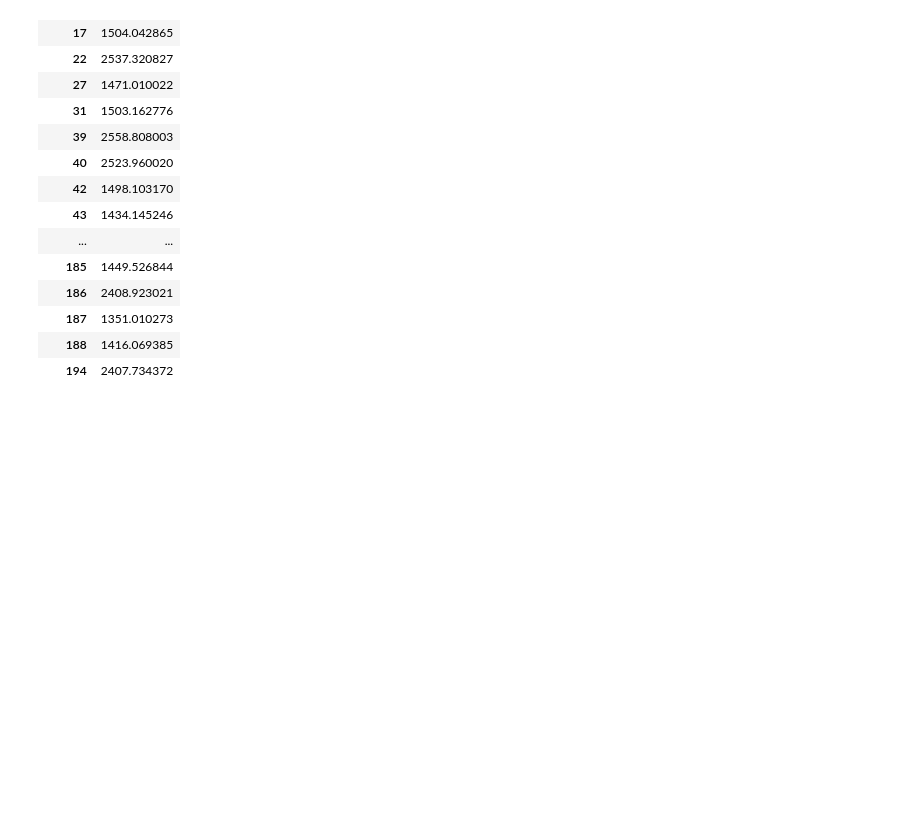
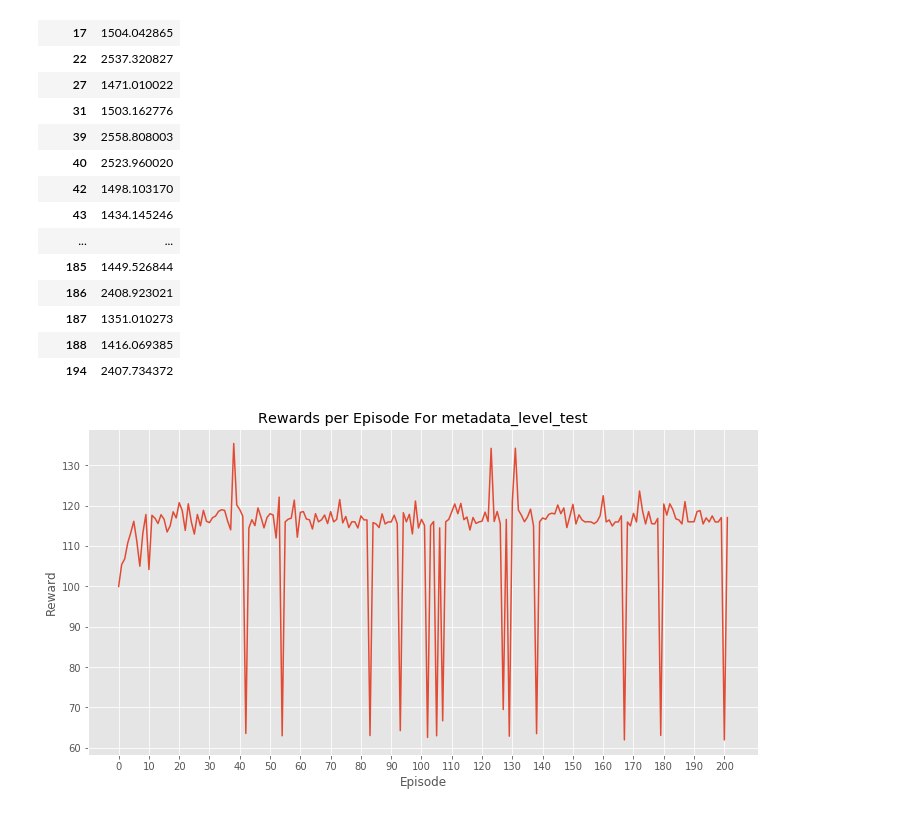
Before and after one commit to NJacobsohn/Your-Learning-is-in-Another-Castle, a Jupyter notebook: notebooks/plotting_and_visualization.ipynb, the cells around one changed output. Cells and saved outputs as stored; diff of their text form; code cells hidden in the pictures; blank space fills up the shorter version.

```diff
--- a/notebooks/plotting_and_visualization.ipynb
+++ b/notebooks/plotting_and_visualization.ipynb
@@ -26,7 +26,7 @@ def plot_rewards(project_name, ax):
     ax.set_xlabel("Episode")
     ax.set_ylabel("Reward")
     ax.set_xticks(np.arange(0, reward_df["Episode"].max()+1, 10))
-    ax.set_yticks(np.arange(0, reward_df["Reward"].max()+1, 250))
+    #ax.set_yticks(np.arange(0, reward_df["Reward"].max()+1))
     ax.set_title("Rewards per Episode For {0}".format(project_name))
 # %%
 fig, ax = plt.subplots(figsize=(12, 6))
@@ -155,3 +155,9 @@ good_episodes(project1, 1000)
 | 187 | 1351.010273 |
 | 188 | 1416.069385 |
 | 194 | 2407.734372 |
+# %%
+underwater_level = "metadata_level_test"
+fig, ax = plt.subplots(figsize=(12, 6))
+plot_rewards(underwater_level, ax)
+# %% [output]
+[figure, added]
```
Also changed, not shown: parts of 1 cell of this notebook, 1 other file.
